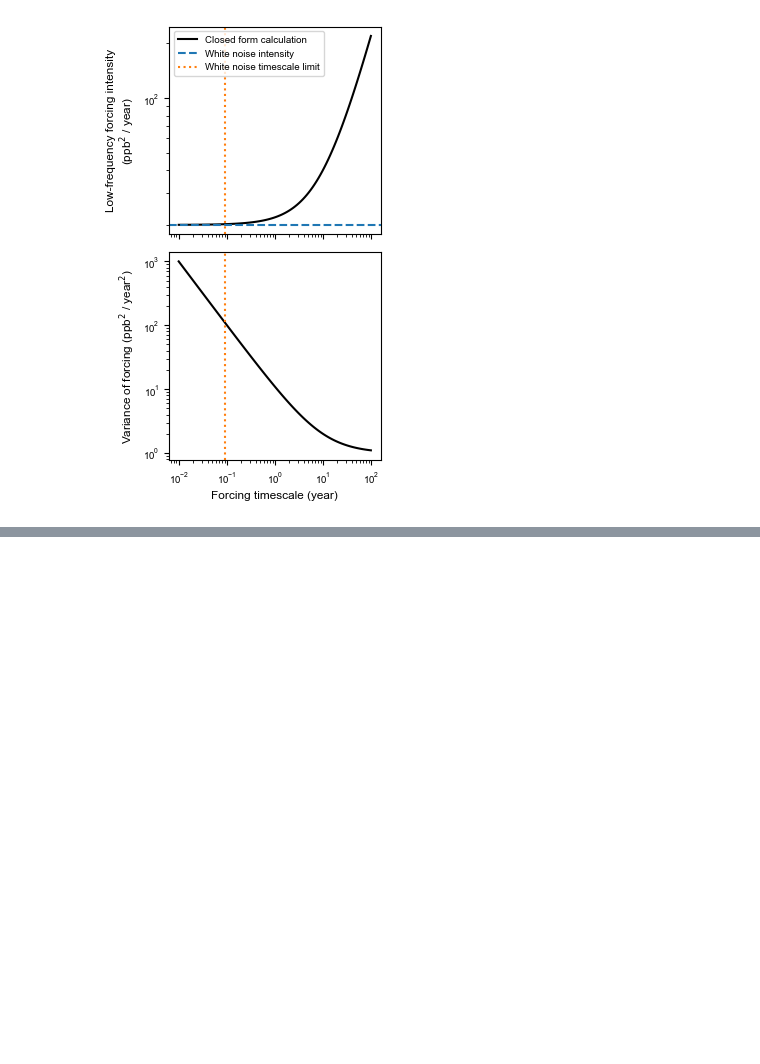
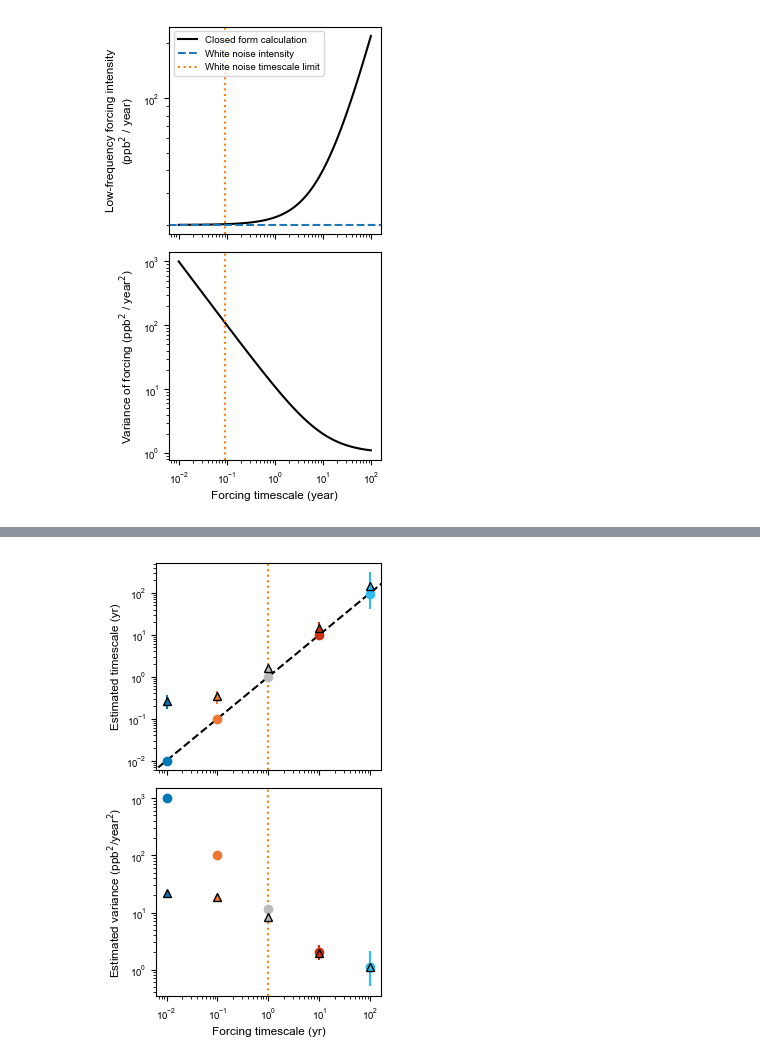
Before and after one commit to ericjmei/methane_noise_forcing, a Jupyter notebook: notebooks/explore_spectral/forcing_intensity_vs_variance.ipynb, the cells around one changed output, grey strips where cells are left out. Saved outputs shown, nothing was run; the diff lists cells and outputs as text; code cells hidden in the pictures; blank space fills up the shorter version.

```diff
--- a/notebooks/explore_spectral/forcing_intensity_vs_variance.ipynb
+++ b/notebooks/explore_spectral/forcing_intensity_vs_variance.ipynb
@@ -243,0 +448,82 @@ plt.tight_layout()
+# %%
+## calculate new timescales, and compare old vs. new variance
+simulated_timescales_avg = ar1_timescale_xarray(two_timescale_noise_avg.forcing, dt=1.0).sel(ar1_stats='tau')
+# variance
+var_forcing = two_timescale_noise.forcing.var(dim='time', ddof=1)
+var_forcing_avg = two_timescale_noise_avg.forcing.var(dim='time', ddof=1)
+
+## plots
+fig, axs = plt.subplots(2, 1, figsize=(3, 5), sharex=True)
+
+for timescale in timescales:
+    sim_timescale = simulated_timescales.sel(forcing_timescale=timescale)
+    mean, ci_low, ci_high = calculate_mean_and_ci(sim_timescale)
+    axs[0].errorbar(
+        timescale,
+        mean,
+        yerr=[[mean - ci_low], [ci_high - mean]],
+        fmt='o',
+        label=f"τ={timescale} yr",
+        color=colors[timescale]
+    )
+
+    mean_avg, ci_low_avg, ci_high_avg = calculate_mean_and_ci(simulated_timescales_avg.sel(forcing_timescale=timescale))
+    axs[0].errorbar(
+        timescale,
+        mean_avg,
+        yerr=[[mean_avg - ci_low_avg], [ci_high_avg - mean_avg]],
+        fmt='^',
+        label=f"τ={timescale} yr",
+        color=colors[timescale],
+        markeredgecolor="k",
+    )
+
+axs[0].set_xscale('log')
+axs[0].set_yscale('log')
+
+axs[0].set_xlim(axs[0].get_xlim()[0], axs[0].get_xlim()[1])
+axs[0].set_ylim(axs[0].get_ylim()[0], axs[0].get_ylim()[1])
+
+# plot 1:1 line
+axs[0].plot([0.001, 1000], [0.001, 1000], color='k', linestyle='--', label='1:1 line')
+
+# vertical line for averaging timescale
+axs[0].axvline(1.0, color='tab:orange', linestyle=':', label='Averaging timescale (1 yr)')
+
+axs[0].set_ylabel('Estimated timescale (yr)')
+
+# change in variance
+for timescale in timescales:
+    var_orig = var_forcing.sel(forcing_timescale=timescale)
+    mean_orig, ci_low_orig, ci_high_orig = calculate_mean_and_ci(var_orig)
+    var_avg = var_forcing_avg.sel(forcing_timescale=timescale)
+    mean_avg, ci_low_avg, ci_high_avg = calculate_mean_and_ci(var_avg)
+    axs[1].errorbar(
+        timescale,
+        mean_orig,
+        yerr=[[mean_orig - ci_low_orig], [ci_high_orig - mean_orig]],
+        fmt='o',
+        label=f"τ={timescale} yr",
+        color=colors[timescale]
+    )
+    axs[1].errorbar(
+        timescale,
+        mean_avg,
+        yerr=[[mean_avg - ci_low_avg], [ci_high_avg - mean_avg]],
+        fmt='^',
+        label=f"τ={timescale} yr",
+        color=colors[timescale],
+        markeredgecolor="k",
+    )
+axs[1].set_xscale('log')
+axs[1].set_yscale('log')
+
+# vertical line for averaging timescale
+axs[1].axvline(1.0, color='tab:orange', linestyle=':', label='Averaging timescale (1 yr)')
+
+axs[1].set_ylabel('Estimated variance (ppb$^2$/year$^2$)')
+axs[1].set_xlabel('Forcing timescale (yr)')
+
+plt.tight_layout()
+# %% [output]
+[figure, added]
```
Also changed, not shown: parts of 11 cells of this notebook.
